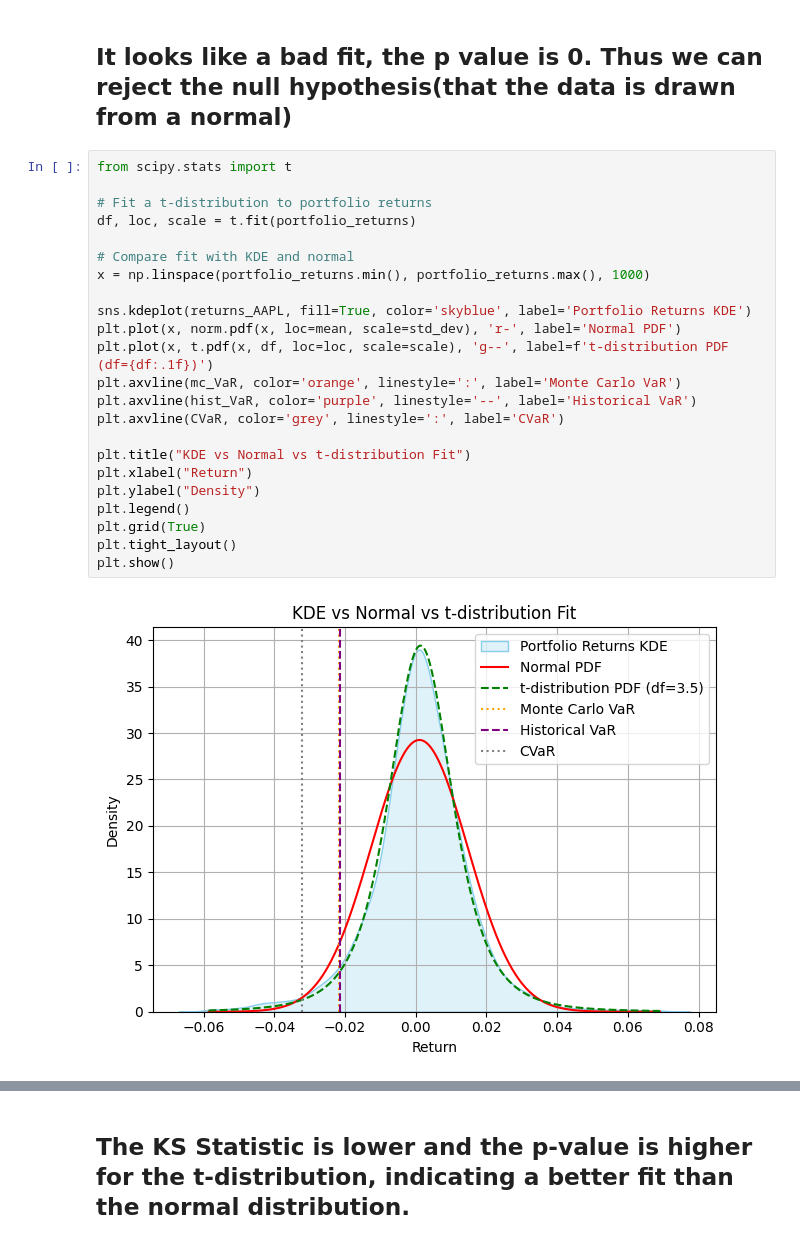
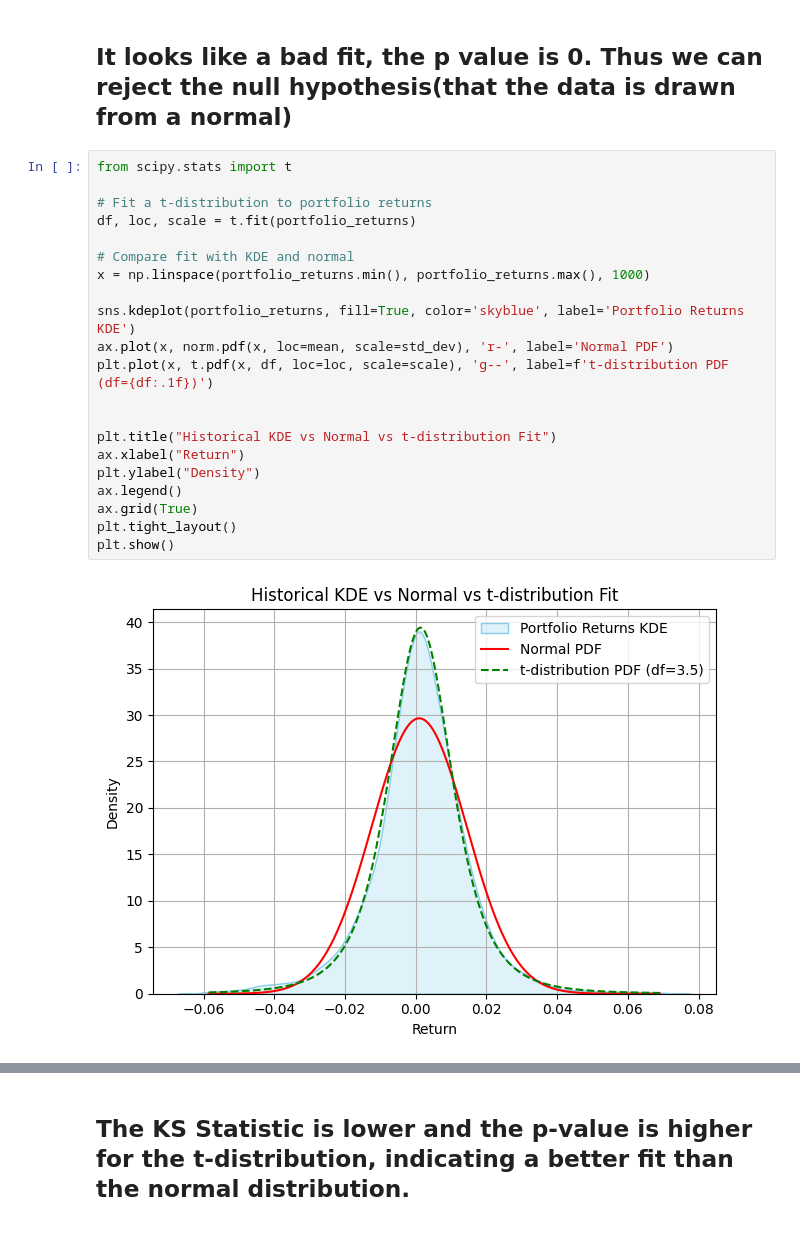
Before and after one commit to manipuppeteer/Finance-Projects, a Jupyter notebook: VaR & CVaR modelling/VaR_daily.ipynb, the cells around one changed output, grey strips where cells are left out. Cells and saved outputs as stored; diff of their text form.

```diff
--- a/VaR & CVaR modelling/VaR_daily.ipynb
+++ b/VaR & CVaR modelling/VaR_daily.ipynb
@@ -107,28 +97,26 @@ returns.shape
 # %%
 from scipy.stats import t
 
 # Fit a t-distribution to portfolio returns
 df, loc, scale = t.fit(portfolio_returns)
 
 # Compare fit with KDE and normal
 x = np.linspace(portfolio_returns.min(), portfolio_returns.max(), 1000)
 
-sns.kdeplot(returns_AAPL, fill=True, color='skyblue', label='Portfolio Returns KDE')
-plt.plot(x, norm.pdf(x, loc=mean, scale=std_dev), 'r-', label='Normal PDF')
+sns.kdeplot(portfolio_returns, fill=True, color='skyblue', label='Portfolio Returns KDE')
+ax.plot(x, norm.pdf(x, loc=mean, scale=std_dev), 'r-', label='Normal PDF')
 plt.plot(x, t.pdf(x, df, loc=loc, scale=scale), 'g--', label=f't-distribution PDF (df={df:.1f})')
-plt.axvline(mc_VaR, color='orange', linestyle=':', label='Monte Carlo VaR')
-plt.axvline(hist_VaR, color='purple', linestyle='--', label='Historical VaR')
-plt.axvline(CVaR, color='grey', linestyle=':', label='CVaR')
 
-plt.title("KDE vs Normal vs t-distribution Fit")
-plt.xlabel("Return")
+
+plt.title("Historical KDE vs Normal vs t-distribution Fit")
+ax.xlabel("Return")
 plt.ylabel("Density")
-plt.legend()
-plt.grid(True)
+ax.legend()
+ax.grid(True)
 plt.tight_layout()
 plt.show()
 # %% [output]
-[figure, old version]
+[figure, new version]
 # %%
 
 
```
Also changed, not shown: parts of 18 cells of this notebook, 3 other files.
